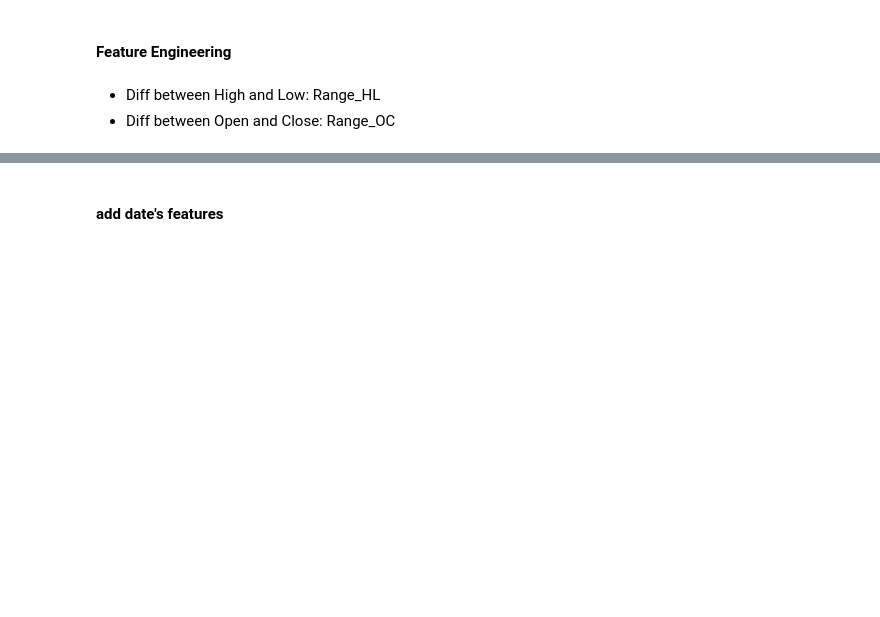
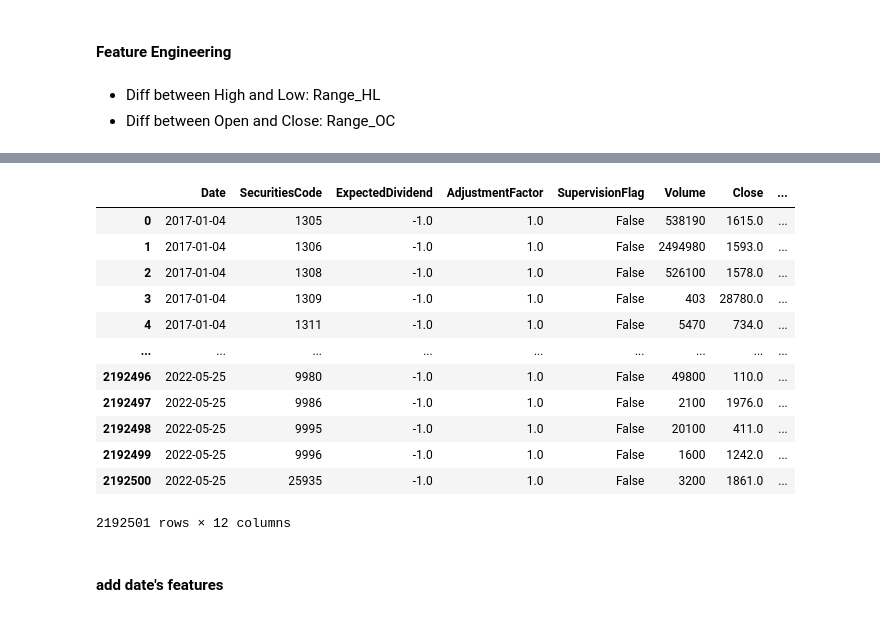
Before and after one commit to KienLe-git/JPX_stock_2022, a Jupyter notebook: working/2.0_Feature_Engineering.ipynb, the cells around one changed output, grey strips where cells are left out. Cells and saved outputs as stored; diff of their text form; code cells hidden in the pictures; blank space fills up the shorter version.

```diff
--- a/working/2.0_Feature_Engineering.ipynb
+++ b/working/2.0_Feature_Engineering.ipynb
@@ -185,3 +256,19 @@ train_df
+# %%
+snd_merge_df
+# %% [output]
+|  | Date | SecuritiesCode | ExpectedDividend | AdjustmentFactor | SupervisionFlag | Volume | Close | ... |
+| 0 | 2017-01-04 | 1305 | -1.0 | 1.0 | False | 538190 | 1615.0 | ... |
+| 1 | 2017-01-04 | 1306 | -1.0 | 1.0 | False | 2494980 | 1593.0 | ... |
+| 2 | 2017-01-04 | 1308 | -1.0 | 1.0 | False | 526100 | 1578.0 | ... |
+| 3 | 2017-01-04 | 1309 | -1.0 | 1.0 | False | 403 | 28780.0 | ... |
+| 4 | 2017-01-04 | 1311 | -1.0 | 1.0 | False | 5470 | 734.0 | ... |
+| ... | ... | ... | ... | ... | ... | ... | ... | ... |
+| 2192496 | 2022-05-25 | 9980 | -1.0 | 1.0 | False | 49800 | 110.0 | ... |
+| 2192497 | 2022-05-25 | 9986 | -1.0 | 1.0 | False | 2100 | 1976.0 | ... |
+| 2192498 | 2022-05-25 | 9995 | -1.0 | 1.0 | False | 20100 | 411.0 | ... |
+| 2192499 | 2022-05-25 | 9996 | -1.0 | 1.0 | False | 1600 | 1242.0 | ... |
+| 2192500 | 2022-05-25 | 25935 | -1.0 | 1.0 | False | 3200 | 1861.0 | ... |
+2192501 rows × 12 columns
 # %% [markdown]
 #### add date's features
 # %%
```
Also changed, not shown: parts of 34 cells of this notebook, 2 other files.
